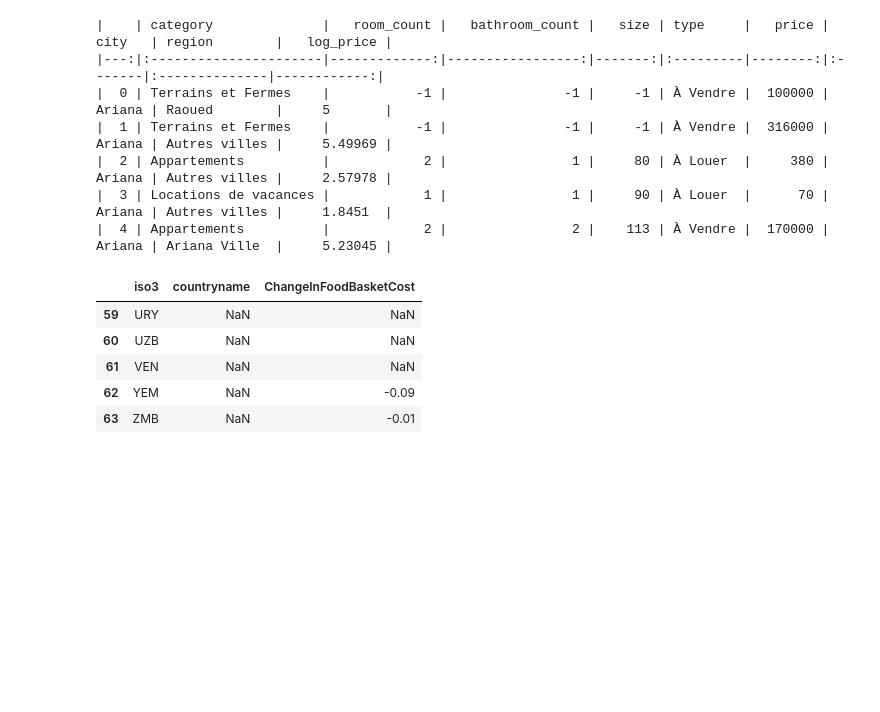
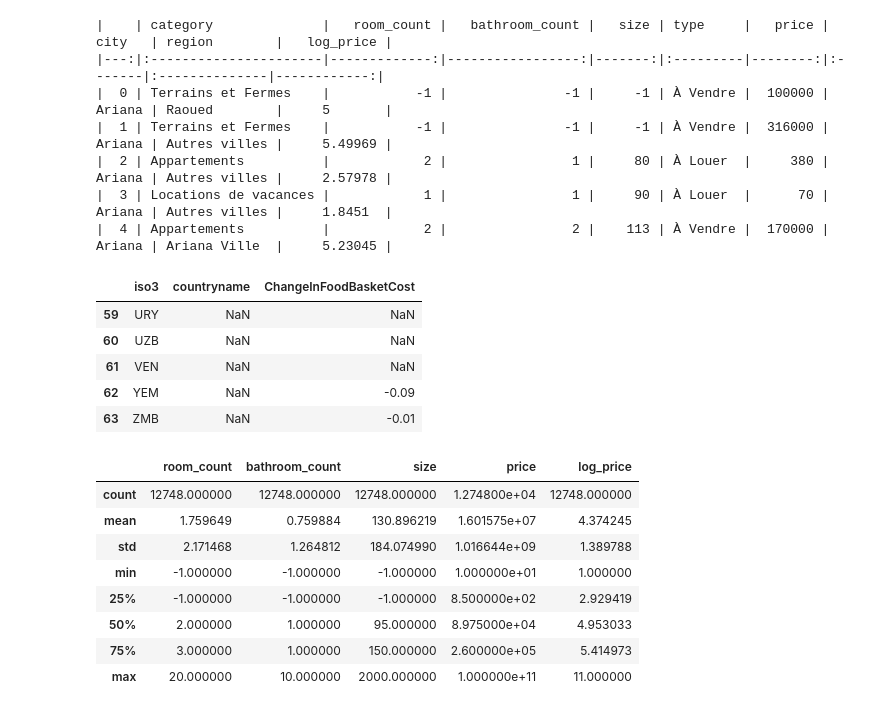
Before and after one commit to fatenchtioui/ff, a Jupyter notebook: index.ipynb, the cells around one changed output. Saved outputs shown, nothing was run; the diff lists cells and outputs as text; code cells hidden in the pictures; blank space fills up the shorter version.

```diff
--- a/index.ipynb
+++ b/index.ipynb
@@ -177,3 +177,15 @@ dataset.tail()
 | 61 | VEN | NaN | NaN |
 | 62 | YEM | NaN | -0.09 |
 | 63 | ZMB | NaN | -0.01 |
+# %%
+dataset.describe()
+# %% [output]
+|  | room_count | bathroom_count | size | price | log_price |
+| count | 12748.000000 | 12748.000000 | 12748.000000 | 1.274800e+04 | 12748.000000 |
+| mean | 1.759649 | 0.759884 | 130.896219 | 1.601575e+07 | 4.374245 |
+| std | 2.171468 | 1.264812 | 184.074990 | 1.016644e+09 | 1.389788 |
+| min | -1.000000 | -1.000000 | -1.000000 | 1.000000e+01 | 1.000000 |
+| 25% | -1.000000 | -1.000000 | -1.000000 | 8.500000e+02 | 2.929419 |
+| 50% | 2.000000 | 1.000000 | 95.000000 | 8.975000e+04 | 4.953033 |
+| 75% | 3.000000 | 1.000000 | 150.000000 | 2.600000e+05 | 5.414973 |
+| max | 20.000000 | 10.000000 | 2000.000000 | 1.000000e+11 | 11.000000 |
```
Also changed, not shown: 1 other file.
